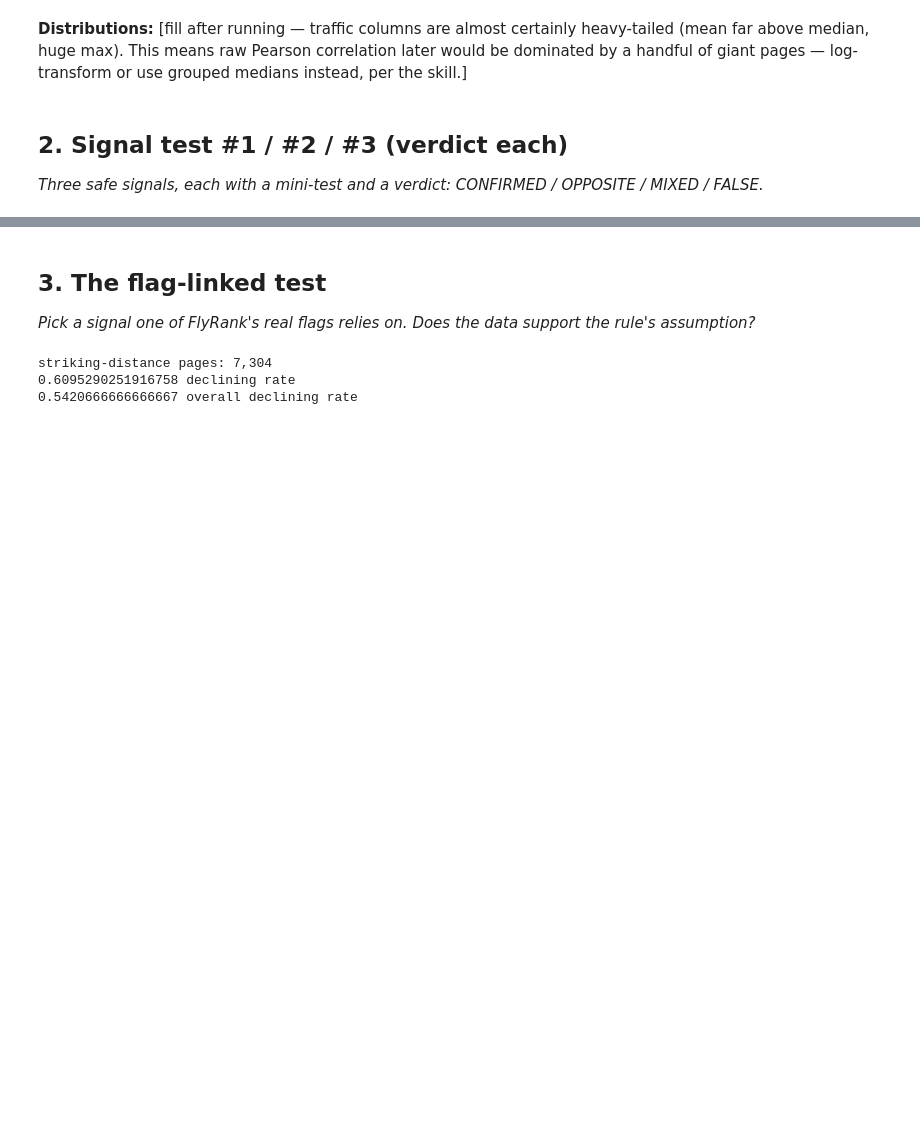
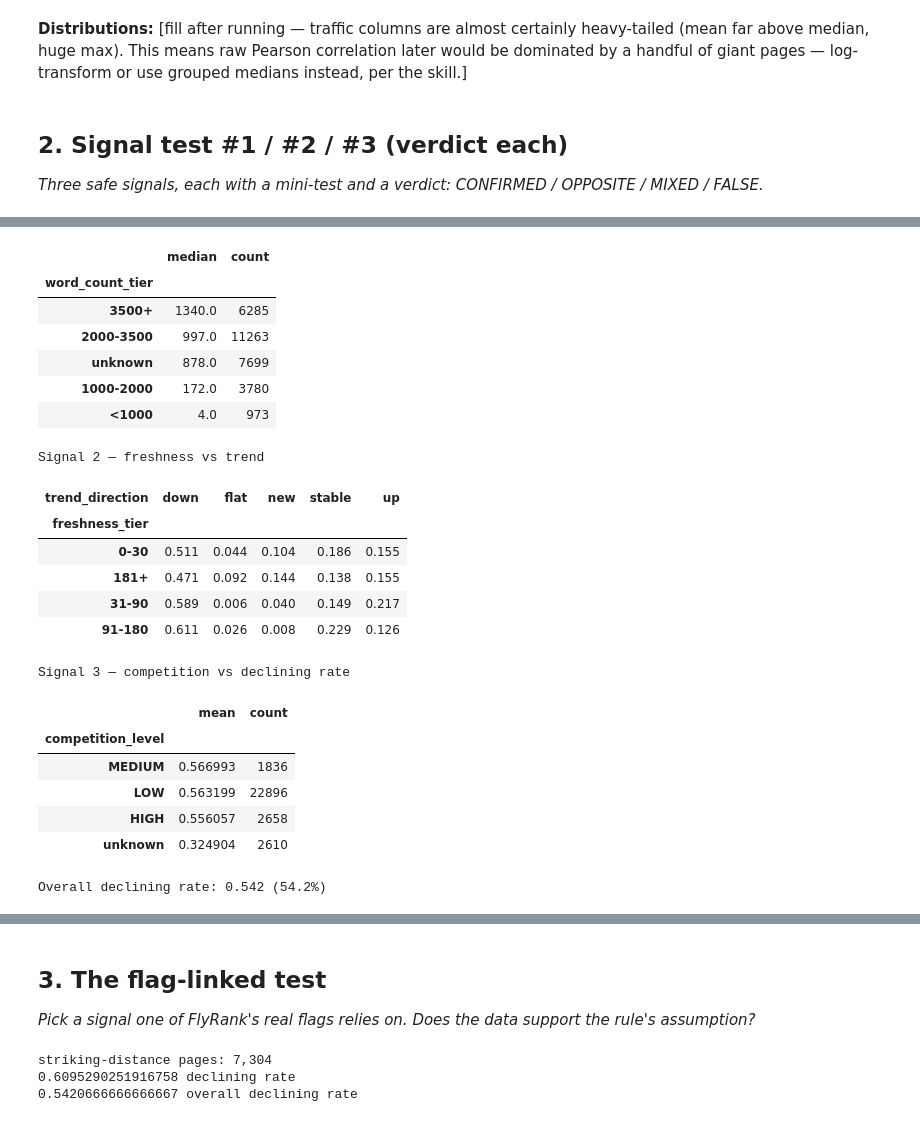
Before and after one commit to AhmedMahmoud-123/FlyRank_AI, a Jupyter notebook: work/notebooks/w04_signal_audit.ipynb, the cells around one changed output, grey strips where cells are left out. Drawn from its saved outputs; the diff is of its cells as text; code cells hidden in the pictures; blank space fills up the shorter version.

```diff
--- a/work/notebooks/w04_signal_audit.ipynb
+++ b/work/notebooks/w04_signal_audit.ipynb
@@ -53,17 +55,49 @@ by a handful of giant pages — log-transform or use grouped medians instead, pe
 
 *Three safe signals, each with a mini-test and a verdict: CONFIRMED / OPPOSITE / MIXED / FALSE.*
 # %%
-def verdict_table(df, group_col, metric_col, min_n=50):
-    t = df.groupby(group_col)[metric_col].agg(['median', 'count'])
-    t['flag'] = np.where(t['count'] < min_n, 'INSUFFICIENT DATA', '')
-    return t.sort_values('median', ascending=False)
+# Signal test 1: does word count relate to impressions?
 
-# Signal test 1: does word count relate to impressions? (mirrors the paper's Myth 3)
-print(verdict_table(df, 'word_count_tier', 'impressions_90d'))
+word_count_test = (
+    df.groupby('word_count_tier')['impressions_90d']
+      .agg(['median', 'count'])
+      .sort_values('median', ascending=False)
+)
 
-# Signal test 2: does freshness relate to trend? (mirrors the paper's Finding 4)
-print(pd.crosstab(df['freshness_tier'], df['trend_direction'], normalize='index').round(3))
+print("Signal 1 — word count vs impressions")
+display(word_count_test)
 
-# Signal test 3: does competition level relate to declining rate? (mirrors Myth 5)
-print(df.groupby('competition_level')['is_declining_label'].agg(['mean', 'count']))
+
+# Signal test 2: does freshness relate to trend?
+
+freshness_test = pd.crosstab(
+    df['freshness_tier'],
+    df['trend_direction'],
+    normalize='index'
+).round(3)
+
+print("\nSignal 2 — freshness vs trend")
+display(freshness_test)
+
+
+# Signal test 3: does competition relate to declining rate?
+
+competition_test = (
+    df.groupby('competition_level')['is_declining_label']
+      .agg(['mean', 'count'])
+      .sort_values('mean', ascending=False)
+)
+
+print("\nSignal 3 — competition vs declining rate")
+display(competition_test)
+
+
+# Overall declining rate
+
+overall_declining_rate = df['is_declining_label'].mean()
+
+print(
+    f"\nOverall declining rate: "
+    f"{overall_declining_rate:.3f} "
+    f"({overall_declining_rate:.1%})"
+)
 # %% [output]
@@ -88,0 +105,22 @@ unknown            0.324904   2610
+|  | median | count |
+| word_count_tier |  |  |
+| 3500+ | 1340.0 | 6285 |
+| 2000-3500 | 997.0 | 11263 |
+| unknown | 878.0 | 7699 |
+| 1000-2000 | 172.0 | 3780 |
+| <1000 | 4.0 | 973 |
+Signal 2 — freshness vs trend
+| trend_direction | down | flat | new | stable | up |
+| freshness_tier |  |  |  |  |  |
+| 0-30 | 0.511 | 0.044 | 0.104 | 0.186 | 0.155 |
+| 181+ | 0.471 | 0.092 | 0.144 | 0.138 | 0.155 |
+| 31-90 | 0.589 | 0.006 | 0.040 | 0.149 | 0.217 |
+| 91-180 | 0.611 | 0.026 | 0.008 | 0.229 | 0.126 |
+Signal 3 — competition vs declining rate
+|  | mean | count |
+| competition_level |  |  |
+| MEDIUM | 0.566993 | 1836 |
+| LOW | 0.563199 | 22896 |
+| HIGH | 0.556057 | 2658 |
+| unknown | 0.324904 | 2610 |
+Overall declining rate: 0.542 (54.2%)
```
Also changed, not shown: parts of 6 cells of this notebook.
